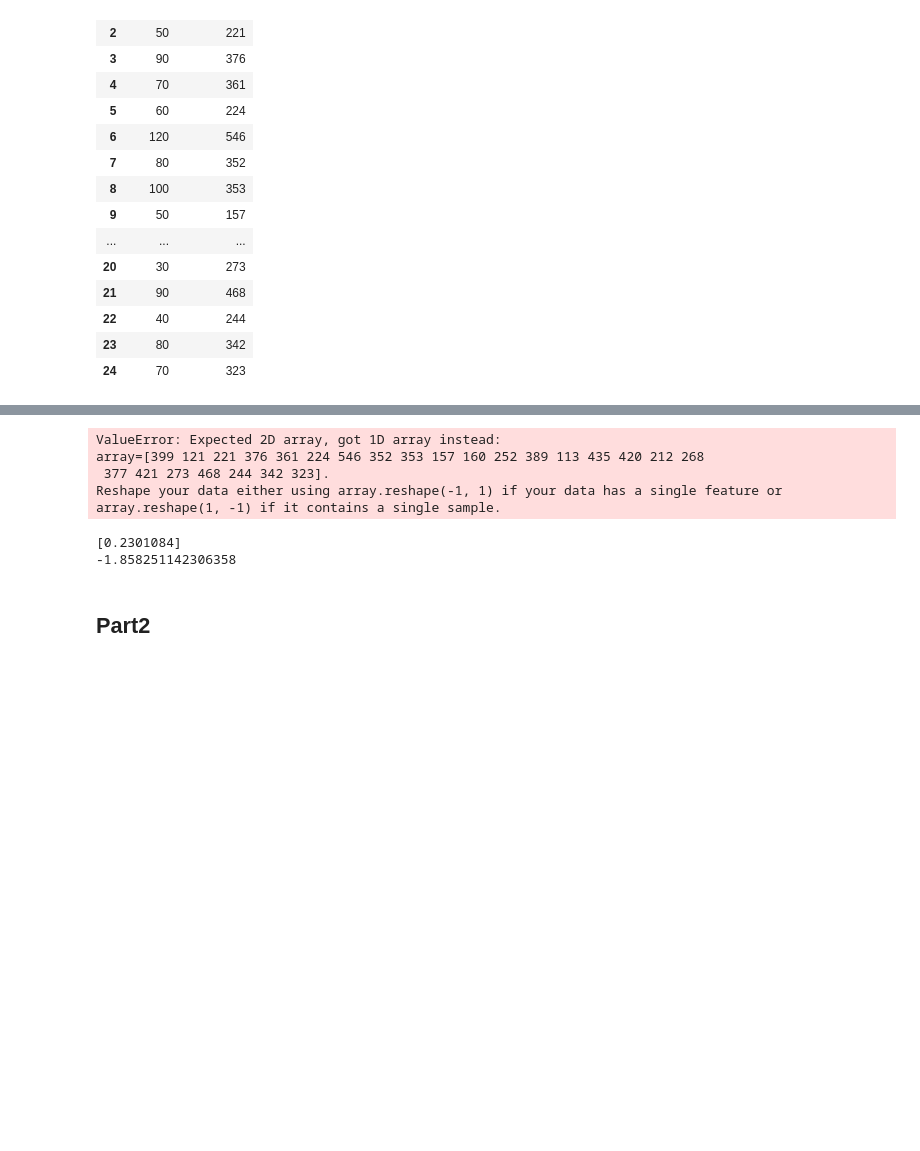
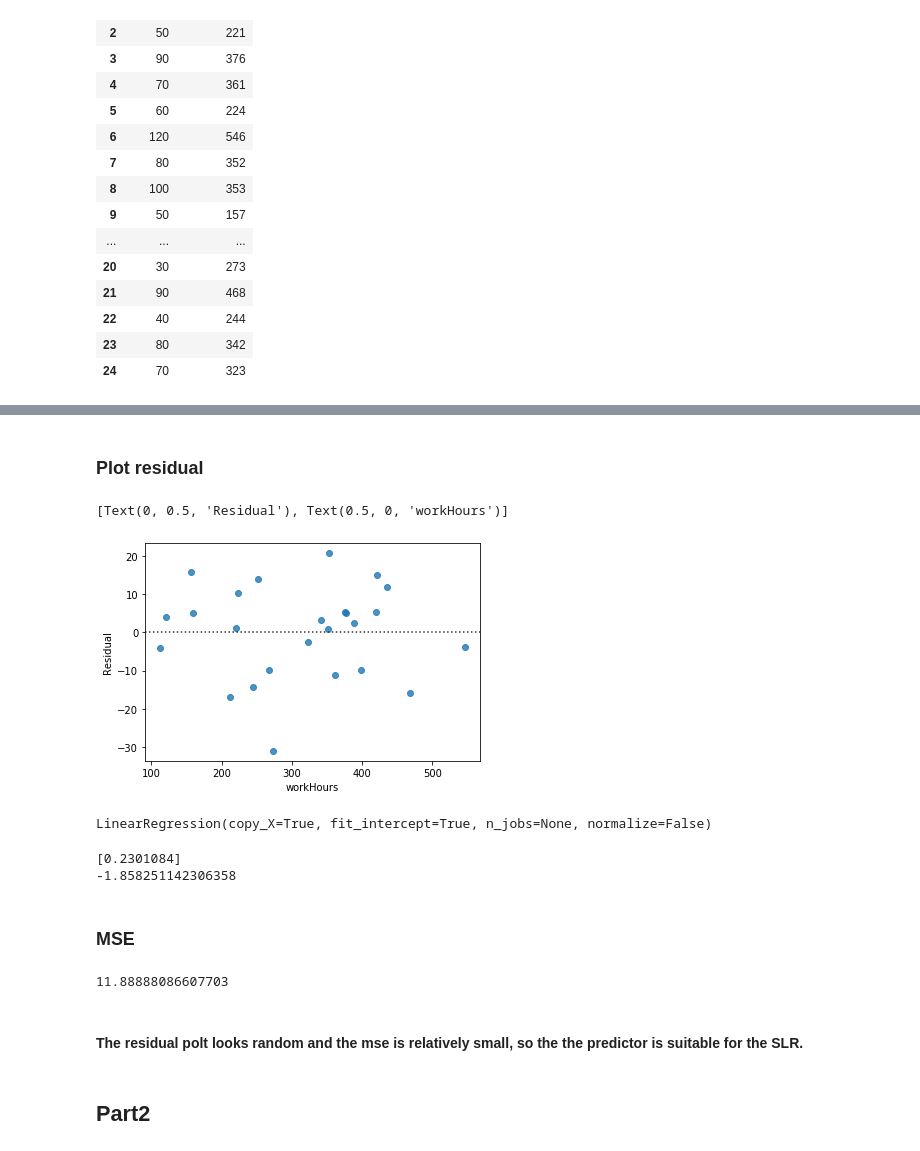
Before and after one commit to USF-CS-663-Spring-2020/lab-05-regression-DorisLiu217, a Jupyter notebook: Lab5.ipynb, the cells around one changed output, grey strips where cells are left out. Drawn from its saved outputs; the diff is of its cells as text; code cells hidden in the pictures; blank space fills up the shorter version.

```diff
--- a/Lab5.ipynb
+++ b/Lab5.ipynb
@@ -47,17 +35,21 @@ array([[0],
+# %% [markdown]
+### Plot residual
+# %%
+import seaborn as sns
+
+rl = sns.residplot('workHours', 'lotSize', data=df)
+rl.set(xlabel='workHours', ylabel='Residual')
+# %% [output]
+[Text(0, 0.5, 'Residual'), Text(0.5, 0, 'workHours')]
+[figure, added]
 # %%
 from sklearn.linear_model import LinearRegression
 
 reg = LinearRegression()
-
-X = df['workHours']
-y = df['lotSize']
-reg.fit(X, Y)
+reg.fit(df.drop('lotSize', axis=1), df.iloc[:,0])
 reg
 # %% [output]
-ValueError: Expected 2D array, got 1D array instead:
-array=[399 121 221 376 361 224 546 352 353 157 160 252 389 113 435 420 212 268
- 377 421 273 468 244 342 323].
-Reshape your data either using array.reshape(-1, 1) if your data has a single feature or array.reshape(1, -1) if it contains a single sample.
+LinearRegression(copy_X=True, fit_intercept=True, n_jobs=None, normalize=False)
 # %%
 # y = reg.coef_ * x + reg.intercept_
 print(reg.coef_)
@@ -65,6 +57,18 @@ print(reg.intercept_)
 # %% [output]
 [0.2301084]
 -1.858251142306358
+# %% [markdown]
+### MSE
+# %%
+import numpy as np
+from sklearn.metrics import mean_squared_error
+predict = reg.predict(df.drop('lotSize', axis = 1))
+mse = mean_squared_error(df.iloc[:, 0], predict)
+np.sqrt(mse)
+# %% [output]
+11.88888086607703
+# %% [markdown]
+#### The residual polt looks random and the mse is relatively small, so the the predictor is suitable for the SLR.
 # %% [markdown]
 ## Part2
 # %%
```
Also changed, not shown: parts of 14 cells of this notebook.
